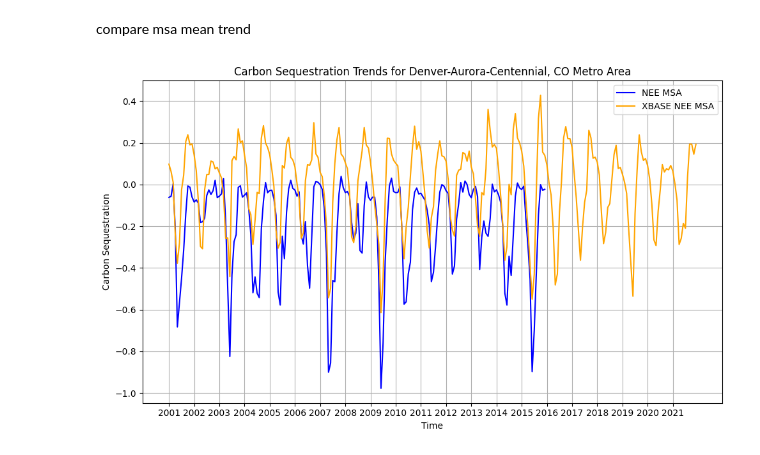
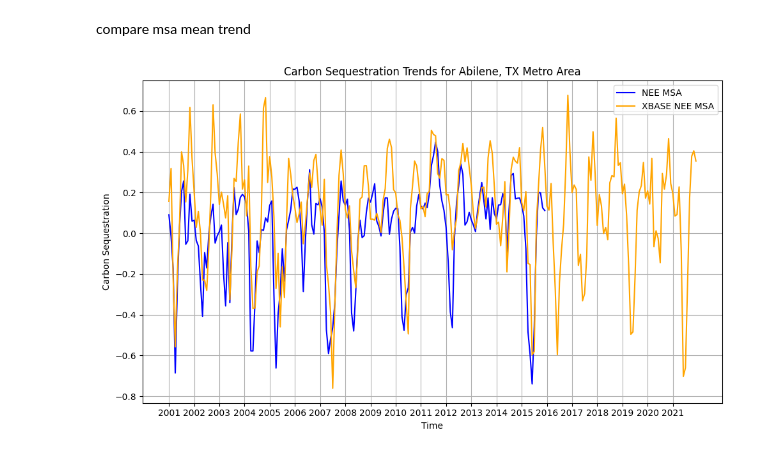
Before and after one commit to qifan-wu/urban_greening_windows, a Jupyter notebook: flux_fluxx_compare.ipynb, the cells around one changed output. Saved outputs shown, nothing was run; the diff lists cells and outputs as text; code cells hidden in the pictures.

```diff
--- a/flux_fluxx_compare.ipynb
+++ b/flux_fluxx_compare.ipynb
@@ -65,25 +65,25 @@ from constants import NEE_MSA_MONTHLY_MEAN, NEE_MSA_MONTHLY_MEAN_XBASE
 nee = pd.read_csv(NEE_MSA_MONTHLY_MEAN)
 nee_xbase = pd.read_csv(NEE_MSA_MONTHLY_MEAN_XBASE)
 # %%
-msa_name = 'Denver-Aurora-Centennial, CO Metro Area'
+msa_name = 'Abilene, TX Metro Area'
 nee_msa = nee[nee['NAMELSAD'] == msa_name]
 xbase_msa = nee_xbase[nee_xbase['NAMELSAD'] == msa_name]
 save_path = f'../test/NEE_trend_compare_flux-xbase_{msa_name}.png'
 
 plt.figure(figsize=(10, 6))
 plt.plot(nee_msa.columns[1:], nee_msa.iloc[0, 1:], label='NEE MSA', color='blue')
 plt.plot(xbase_msa.columns[1:], xbase_msa.iloc[0, 1:], label='XBASE NEE MSA', color='orange')
 plt.title(f'Carbon Sequestration Trends for {msa_name}')
 plt.xlabel('Time')
 plt.ylabel('Carbon Sequestration')
 plt.xticks(ticks=np.arange(0, len(xbase_msa.columns[1:]), 12), labels=[year[9:13] for year in xbase_msa.columns[1:][::12]])
 plt.legend()
 plt.grid(True)
 plt.tight_layout()
 plt.savefig(save_path, dpi=300, bbox_inches='tight')
 plt.show()
 # %% [output]
-[figure, old version]
+[figure, new version]
 # %%
 def plot_seasonal_change(df, info, show_mean=False):
     '''
```
